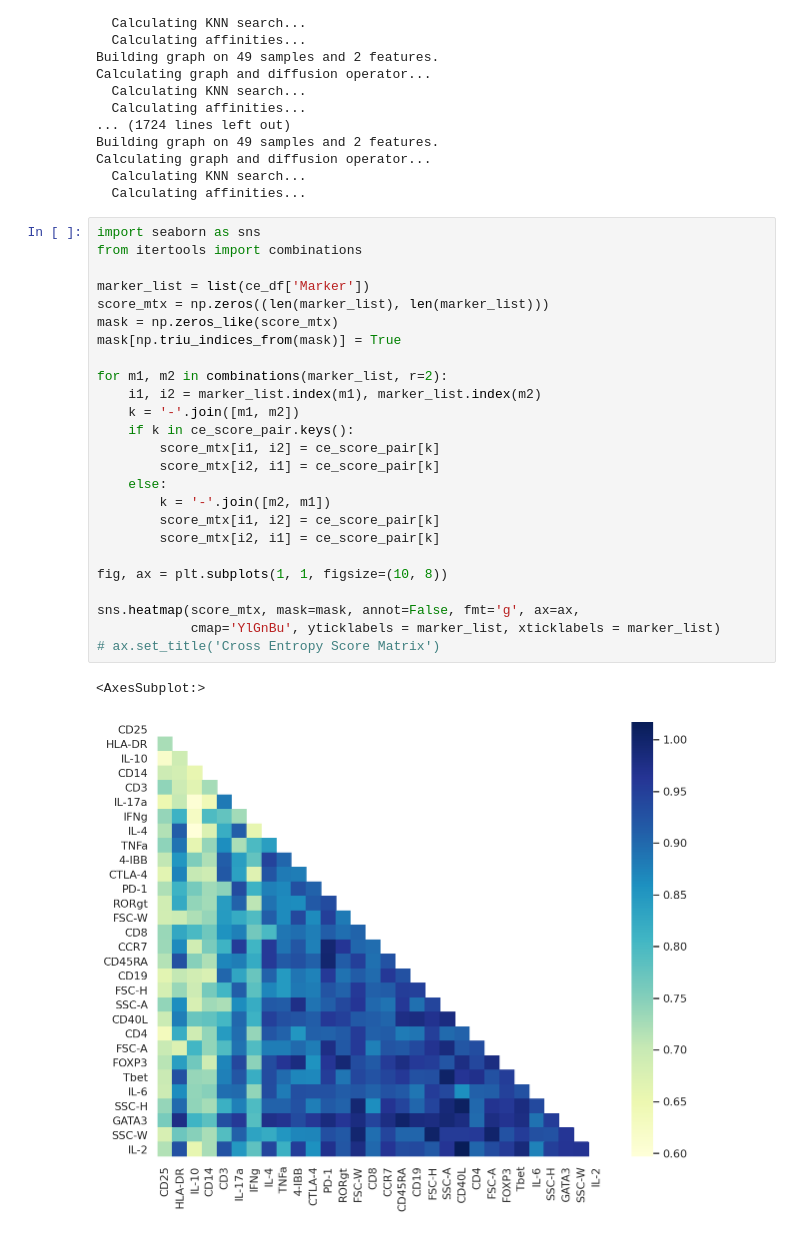
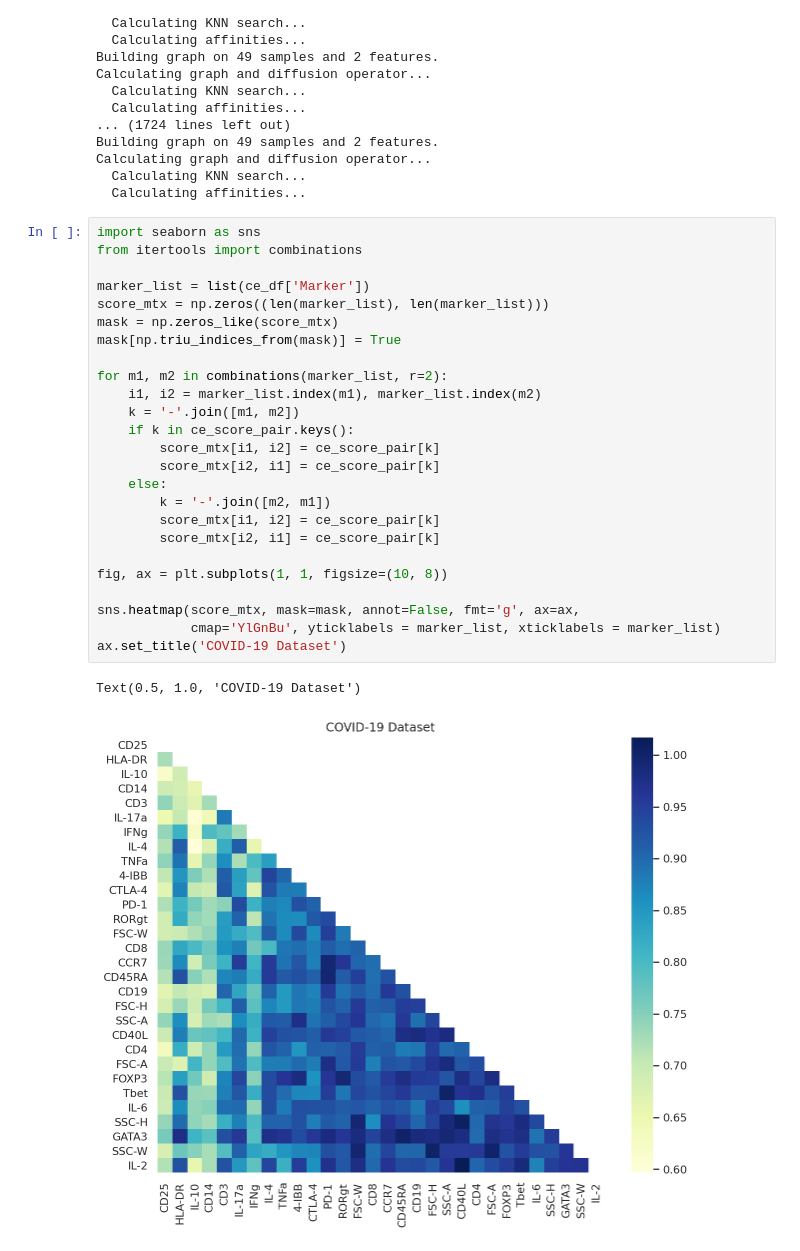
Before and after one commit to CompCy-lab/CytoEMD, a Jupyter notebook: notebooks/CytoEMD_HumanCovid19.ipynb, the cells around one changed output. Saved outputs shown, nothing was run; the diff lists cells and outputs as text.

```diff
--- a/notebooks/CytoEMD_HumanCovid19.ipynb
+++ b/notebooks/CytoEMD_HumanCovid19.ipynb
@@ -220,28 +220,28 @@ Calculating graph and diffusion operator...
 # %%
 import seaborn as sns
 from itertools import combinations
 
 marker_list = list(ce_df['Marker'])
 score_mtx = np.zeros((len(marker_list), len(marker_list)))
 mask = np.zeros_like(score_mtx)
 mask[np.triu_indices_from(mask)] = True
 
 for m1, m2 in combinations(marker_list, r=2):
     i1, i2 = marker_list.index(m1), marker_list.index(m2)
     k = '-'.join([m1, m2])
     if k in ce_score_pair.keys():
         score_mtx[i1, i2] = ce_score_pair[k]
         score_mtx[i2, i1] = ce_score_pair[k]
     else:
         k = '-'.join([m2, m1])
         score_mtx[i1, i2] = ce_score_pair[k]
         score_mtx[i2, i1] = ce_score_pair[k]
 
 fig, ax = plt.subplots(1, 1, figsize=(10, 8))
 
 sns.heatmap(score_mtx, mask=mask, annot=False, fmt='g', ax=ax,
             cmap='YlGnBu', yticklabels = marker_list, xticklabels = marker_list)
-# ax.set_title('Cross Entropy Score Matrix')
+ax.set_title('COVID-19 Dataset')
 # %% [output]
-<AxesSubplot:>
+Text(0.5, 1.0, 'COVID-19 Dataset')
-[figure, old version]
+[figure, new version]
```
Also changed, not shown: parts of 1 cell of this notebook, 1 other file.
